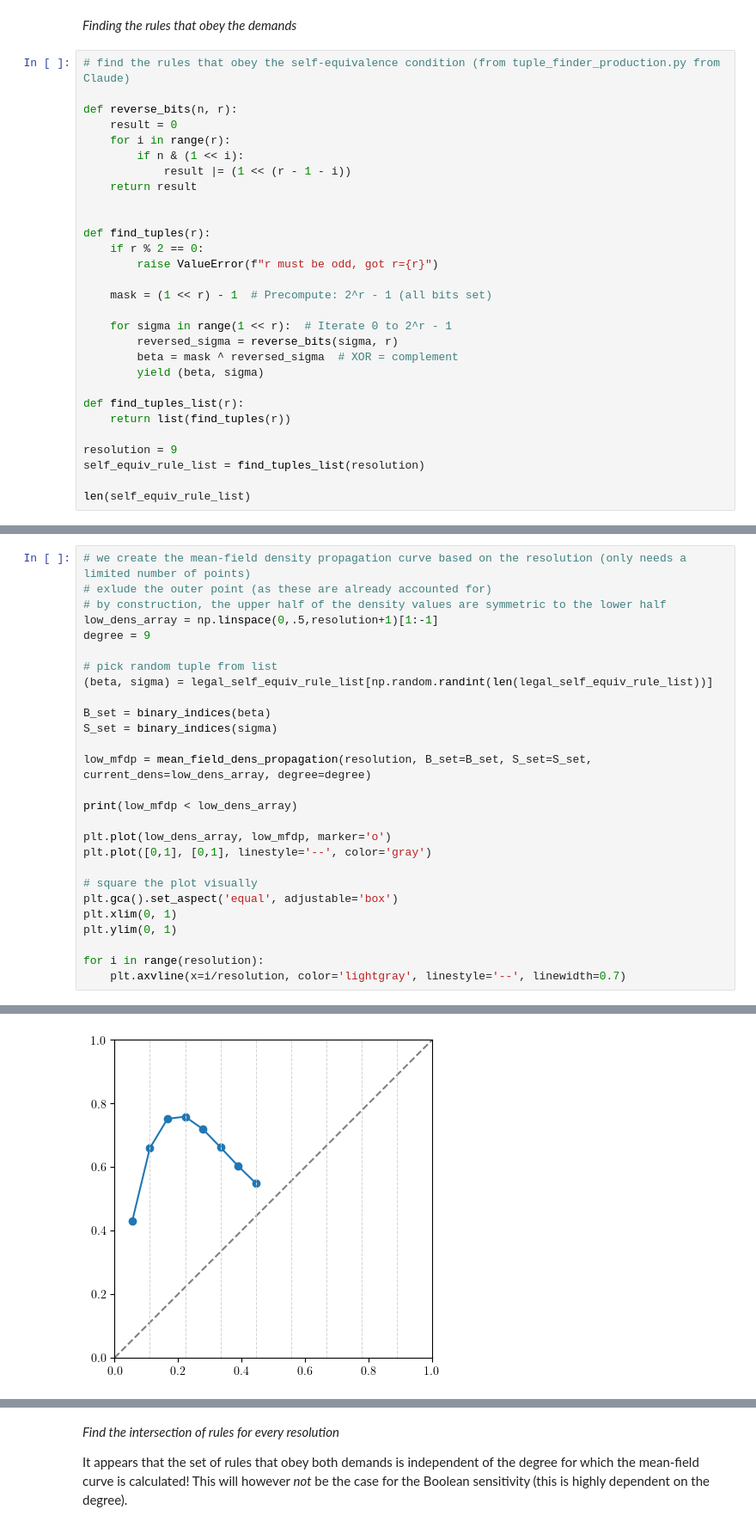
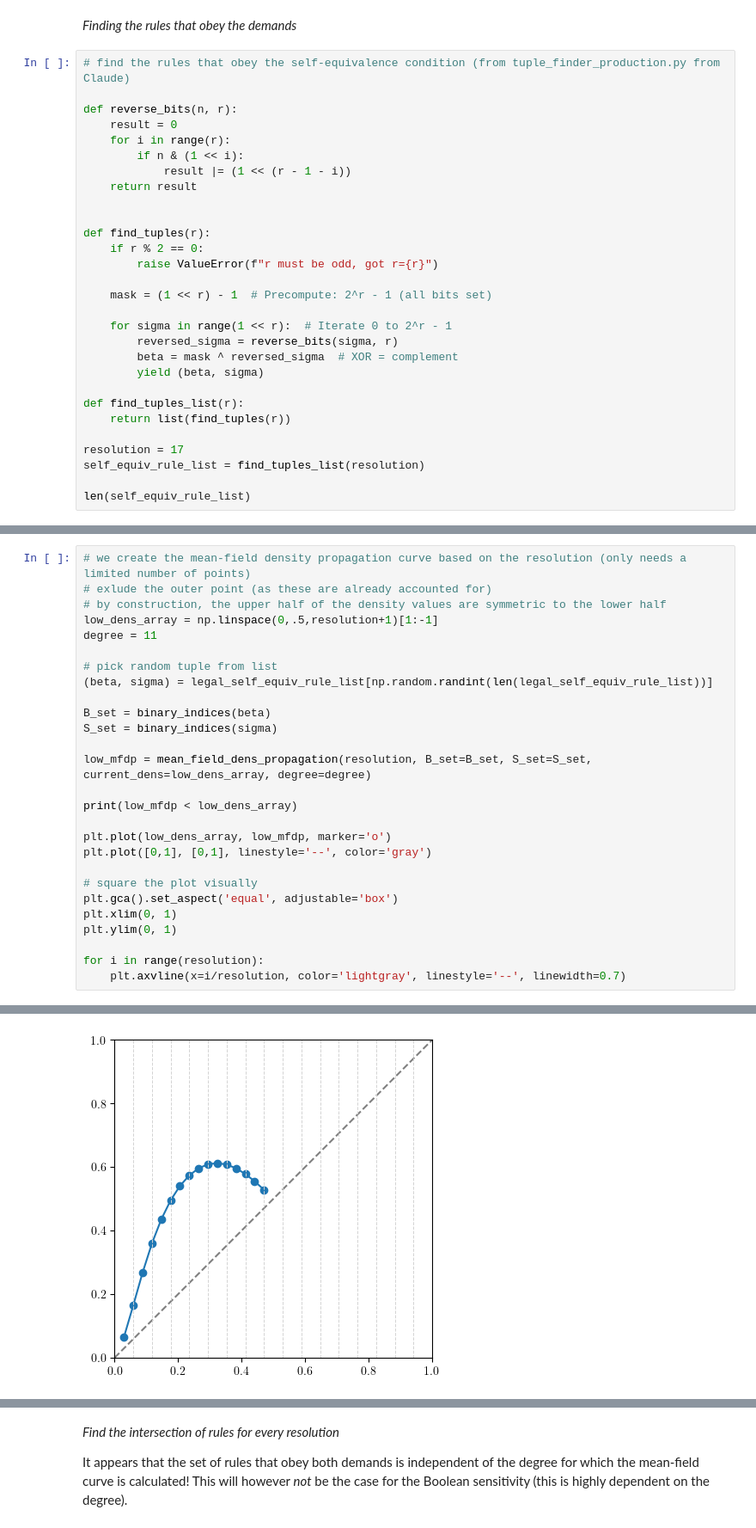
Before and after one commit to mrollier/network_automata_robustness, a Jupyter notebook: manuscript/impact_analysis-figures.ipynb, the cells around one changed output, grey strips where cells are left out. Shown at 86% size. Drawn from its saved outputs; the diff is of its cells as text.

```diff
--- a/manuscript/impact_analysis-figures.ipynb
+++ b/manuscript/impact_analysis-figures.ipynb
@@ -400,7 +400,7 @@ def find_tuples(r):
 def find_tuples_list(r):
     return list(find_tuples(r))
 
-resolution = 9
+resolution = 17
 self_equiv_rule_list = find_tuples_list(resolution)
 
 len(self_equiv_rule_list)
@@ -423,7 +423,7 @@ len(legal_self_equiv_rule_list)
 # exlude the outer point (as these are already accounted for)
 # by construction, the upper half of the density values are symmetric to the lower half
 low_dens_array = np.linspace(0,.5,resolution+1)[1:-1]
-degree = 9
+degree = 11
 
 # pick random tuple from list
 (beta, sigma) = legal_self_equiv_rule_list[np.random.randint(len(legal_self_equiv_rule_list))]
@@ -450,2 +451,2 @@ for i in range(resolution):
-[figure, old version]
+[figure, new version]
 # %%
```
Also changed, not shown: parts of 13 cells of this notebook, 1 other file.
